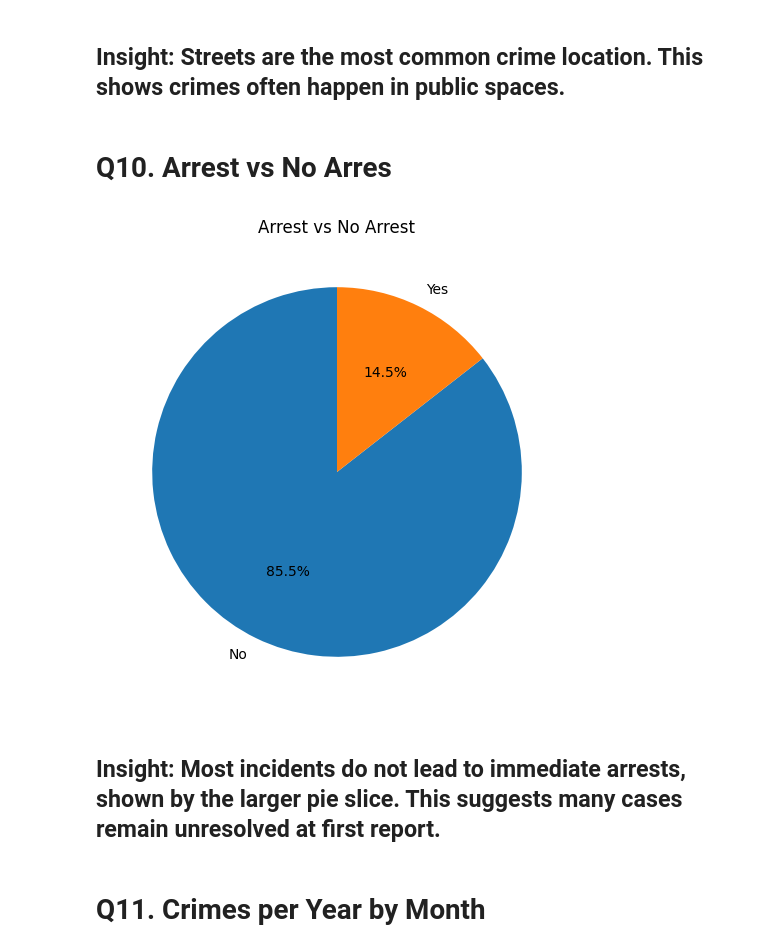
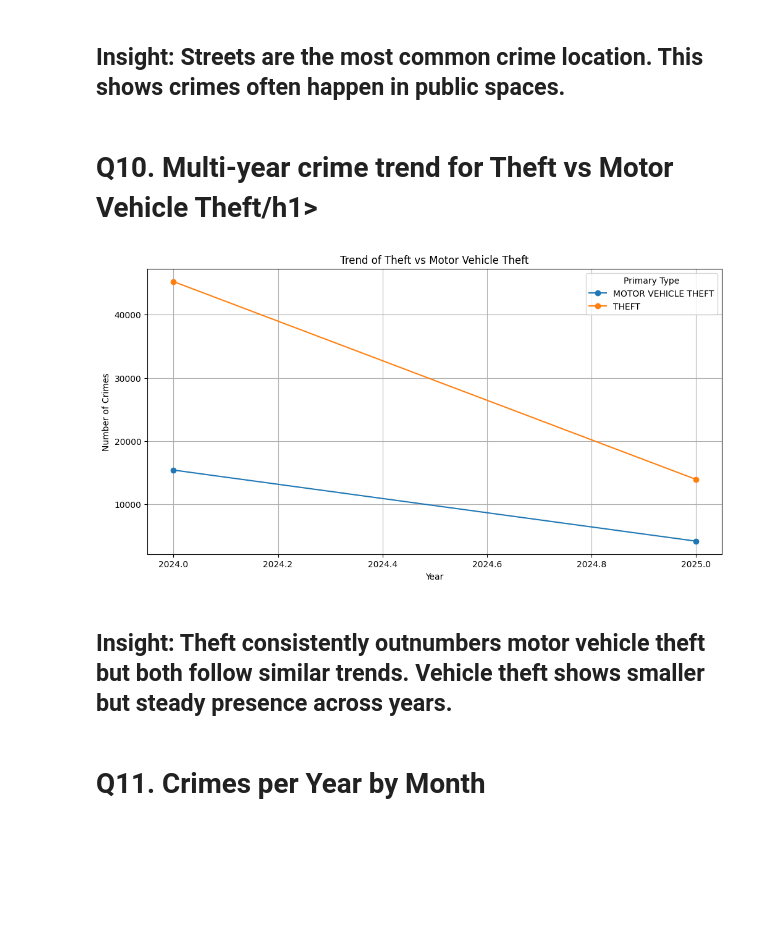
Before and after one commit to maica-palas/ITELECT303, a Jupyter notebook: palas_midterms.ipynb, the cells around one changed output. Drawn from its saved outputs; the diff is of its cells as text; code cells hidden in the pictures; blank space fills up the shorter version.

```diff
--- a/palas_midterms.ipynb
+++ b/palas_midterms.ipynb
@@ -224,6 +224,7 @@ crimes['Updated On'] = pd.to_datetime(crimes['Updated On'], errors='coerce')
 crimes["Year"] = crimes["Date"].dt.year
 crimes["Month"] = crimes["Date"].dt.month
 crimes["Day"] = crimes["Date"].dt.day
+crimes["Hour"] = crimes["Date"].dt.hour
 crimes["Weekday"] = crimes["Date"].dt.day_name()
 # %% [markdown]
 ---
@@ -364,17 +369,20 @@ plt.show()
 # %% [markdown]
 <h2>Insight: Streets are the most common crime location. This shows crimes often happen in public spaces.</h2>
 # %% [markdown]
-<h1>Q10. Arrest vs No Arres</h1>
+<h1>Q10. Multi-year crime trend for Theft vs Motor Vehicle Theft/h1>
 # %%
-arrest_counts = crimes['Arrest'].value_counts()
-plt.figure(figsize=(7,6))
-plt.pie(arrest_counts, labels=['No','Yes'], autopct='%1.1f%%', startangle=90)
-plt.title("Arrest vs No Arrest")
+trend_compare = crimes[crimes['Primary Type'].isin(['THEFT','MOTOR VEHICLE THEFT'])].groupby(['Year','Primary Type']).size().unstack()
+
+trend_compare.plot(marker='o', figsize=(12,6))
+plt.title("Trend of Theft vs Motor Vehicle Theft")
+plt.xlabel("Year")
+plt.ylabel("Number of Crimes")
+plt.grid(True)
 plt.show()
 # %% [output]
-[figure, old version]
+[figure, new version]
 # %% [markdown]
-<h2>Insight: Most incidents do not lead to immediate arrests, shown by the larger pie slice. This suggests many cases remain unresolved at first report.</h2>
+<h2>Insight: Theft consistently outnumbers motor vehicle theft but both follow similar trends. Vehicle theft shows smaller but steady presence across years.</h2>
 # %% [markdown]
 <h1>Q11. Crimes per Year by Month</h1>
 # %%
```
Also changed, not shown: parts of 52 cells of this notebook.
